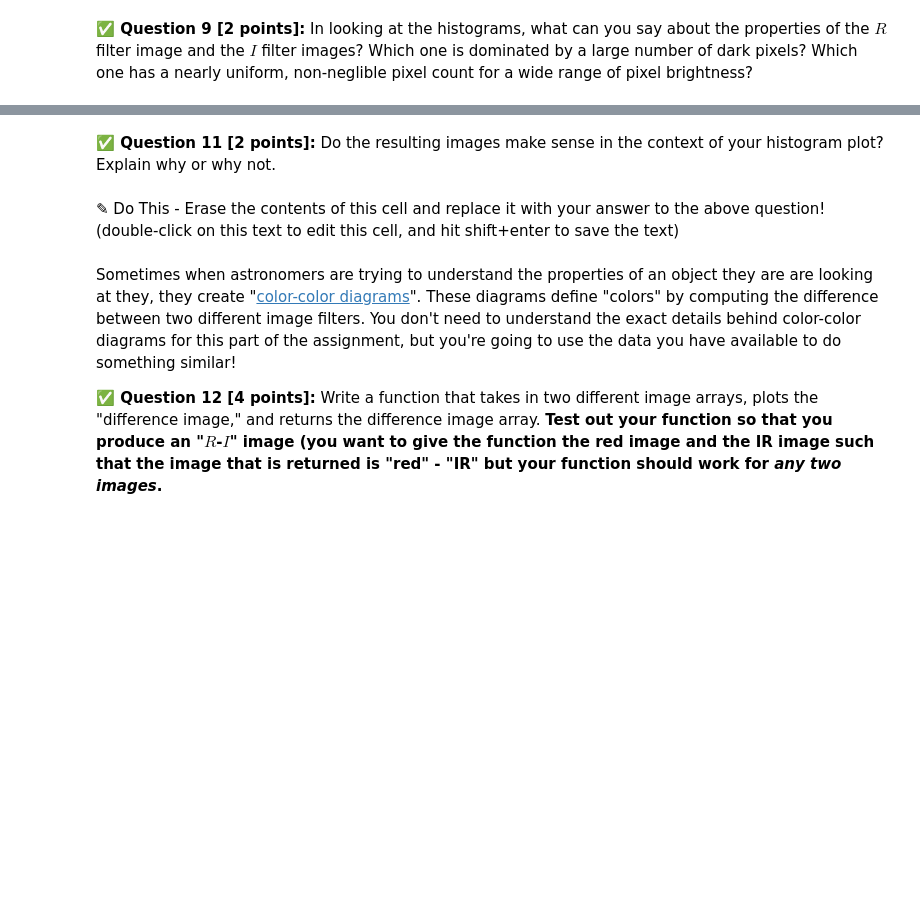
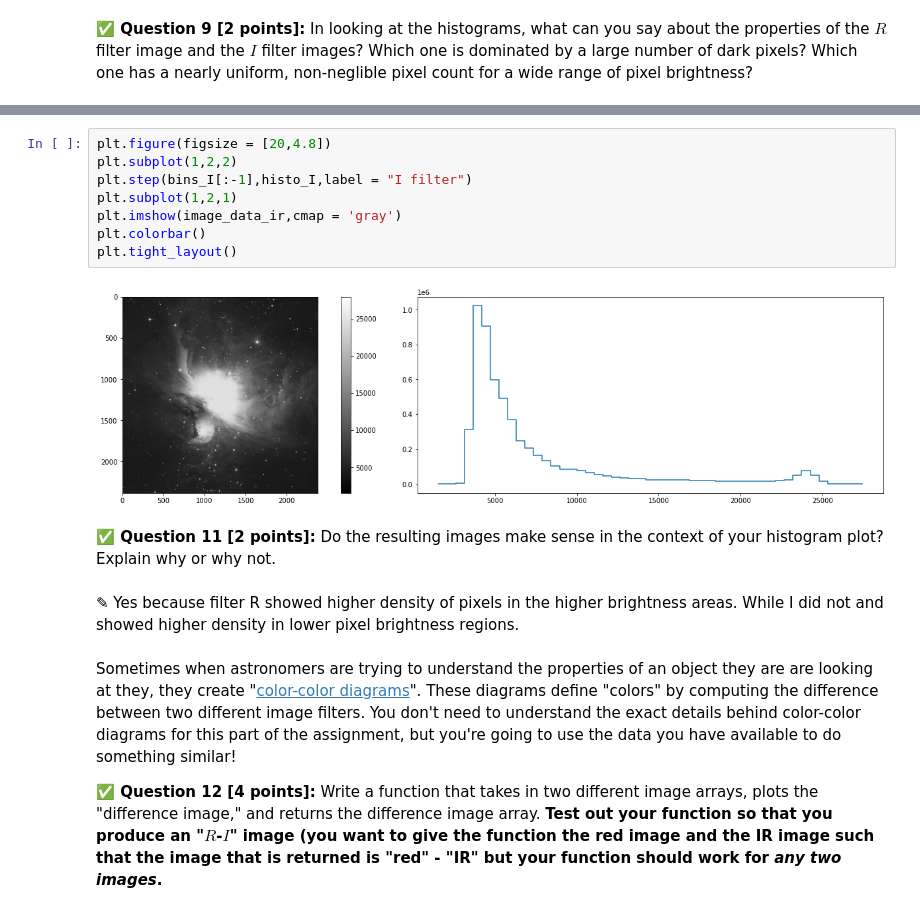
Before and after one commit to Jacob-Rancour/cmse202-s21-turnin, a Jupyter notebook: hw-01/HW-01_GitPracticeDebuggingAndPythonPackages-Jacob_Rancour.ipynb, the cells around one changed output, grey strips where cells are left out. Saved outputs shown, nothing was run; the diff lists cells and outputs as text; blank space fills up the shorter version.

```diff
--- a/hw-01/HW-01_GitPracticeDebuggingAndPythonPackages-Jacob_Rancour.ipynb
+++ b/hw-01/HW-01_GitPracticeDebuggingAndPythonPackages-Jacob_Rancour.ipynb
@@ -281,7 +301,17 @@ Now that you have a bit of understanding about the the properties of the images
+# %%
+plt.figure(figsize = [20,4.8])
+plt.subplot(1,2,2)
+plt.step(bins_I[:-1],histo_I,label = "I filter")
+plt.subplot(1,2,1)
+plt.imshow(image_data_ir,cmap = 'gray')
+plt.colorbar()
+plt.tight_layout()
+# %% [output]
+[figure, added]
 # %% [markdown]
 **&#9989; Question 11 [2 points]:** Do the resulting images make sense in the context of your histogram plot? Explain why or why not.
-# %% [markdown]
-<font size=+3>&#9998;</font> Do This - Erase the contents of this cell and replace it with your answer to the above question!  (double-click on this text to edit this cell, and hit shift+enter to save the text)
+# %% [markdown]
+<font size=+3>&#9998;</font> Yes because filter R showed higher density of pixels in the higher brightness areas. While I did not and showed higher density in lower pixel brightness regions.
 # %% [markdown]
 Sometimes when astronomers are trying to understand the properties of an object they are are looking at they, they create "[color-color diagrams](https://en.wikipedia.org/wiki/Color%E2%80%93color_diagram)". These diagrams define "colors" by computing the difference between two different image filters. You don't need to understand the exact details behind color-color diagrams for this part of the assignment, but you're going to use the data you have available to do something similar!
 
```
Also changed, not shown: parts of 12 cells of this notebook.
